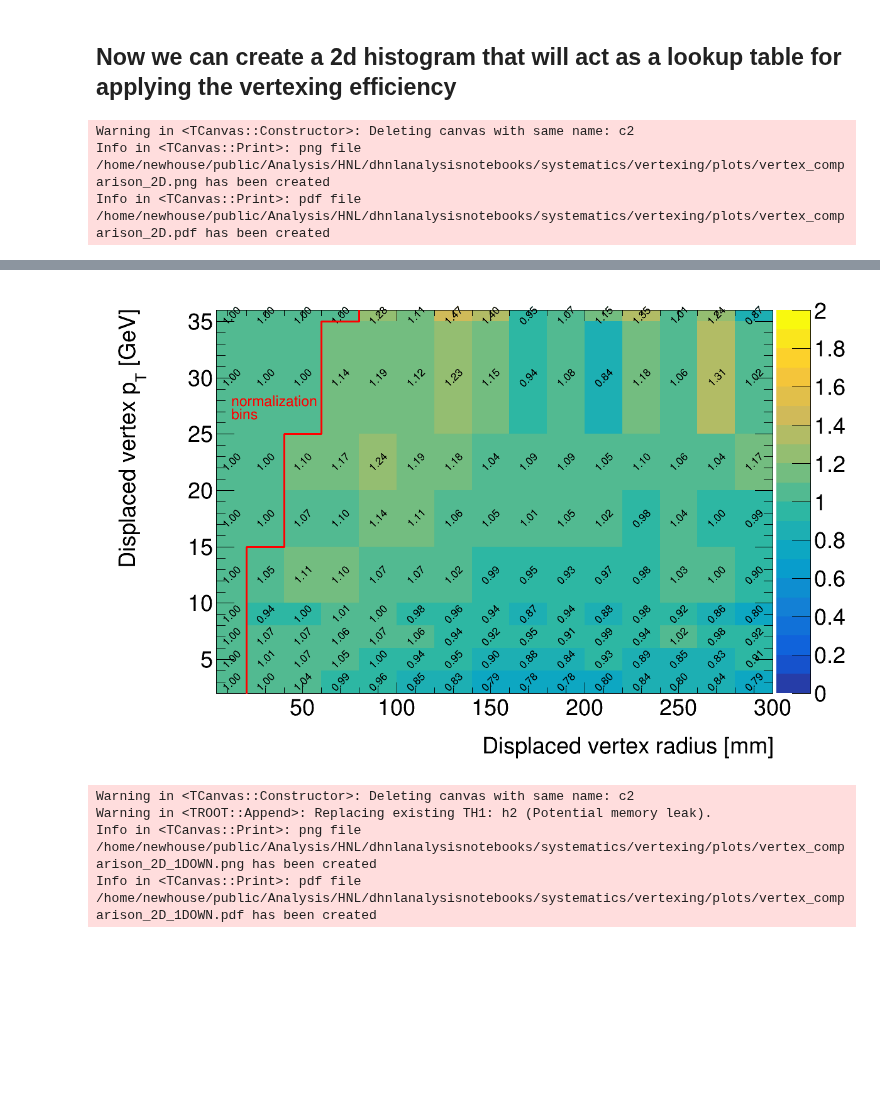
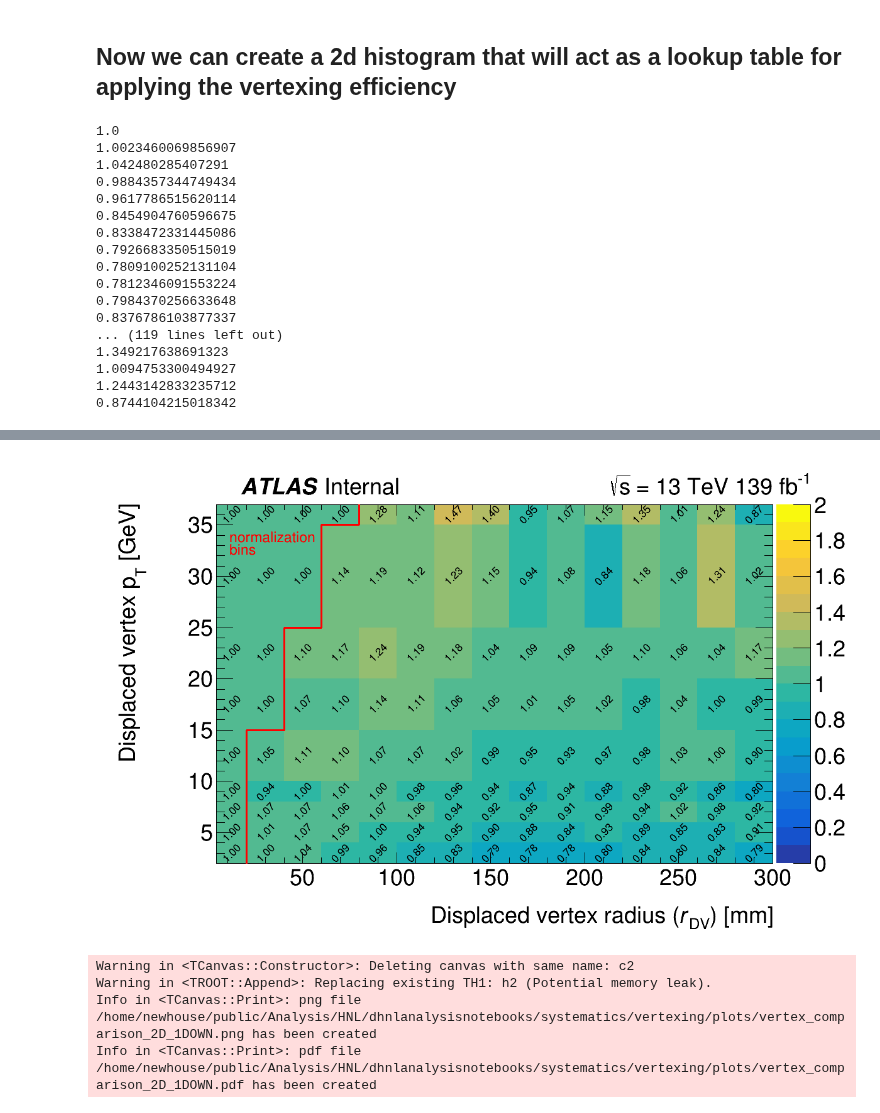
Before and after one commit to robinnewhouse/DHNLAnalysisNotebooks, a Jupyter notebook: systematics/vertexing/vertexing_efficiency_python.ipynb, the cells around one changed output, grey strips where cells are left out. Saved outputs shown, nothing was run; the diff lists cells and outputs as text; code cells hidden in the pictures; blank space fills up the shorter version.

```diff
--- a/systematics/vertexing/vertexing_efficiency_python.ipynb
+++ b/systematics/vertexing/vertexing_efficiency_python.ipynb
@@ -468,9 +468,12 @@ def make_root_hist(pt_bin, dvr_bin):
 
     # fill 2d plot
     dv_r_2d_bins = []
+    dv_r_2d_err = []
     for r_idx in range(1, h3.GetNbinsX()+1):
         dv_r_2d_bins.append(h3.GetBinContent(r_idx))
+        dv_r_2d_err.append(h3.GetBinError(r_idx))
     dv_r_pt_2d_bins.append(dv_r_2d_bins)
+    dv_r_pt_2d_err.append(dv_r_2d_err)
 
 # set up 2d plot
 # pt_bins = [2, 4, 6, 8, 10, 15, 20, 25, 30, 35, np.inf] # Good compromise.
@@ -499,6 +502,7 @@ output_dir = "/home/newhouse/public/Analysis/HNL/dhnlanalysisnotebooks/systemati
 
 # Set up 2d plot
 dv_r_pt_2d_bins = []
+dv_r_pt_2d_err = []
 
 
 for pt_bin, dvr_bin in pt_dvr_bins:
@@ -535,14 +540,15 @@ processing 15_20
 
 c2 = ROOT.TCanvas("c2", "2D plot", int(1200), int(800))
 c2.SetRightMargin(0.1)
+c2.SetTopMargin(0.1)
 h2d = ROOT.TH2D("h2","2D plot",
                len(dvr_bins)-1,   # nbinsx
                array('d', dvr_bins),  # xbins
                len(pt_bins)-1,   # nbinsy
-               array('d', pt_bins[0:-1]+[pt_bins[-2]+1])  # ybins
+               array('d', pt_bins[0:-1]+[pt_bins[-2]+2])  # ybins # last + is overflow bin
                )
-h2d.GetXaxis().SetTitle(f"Displaced vertex radius [mm]")
-h2d.GetYaxis().SetTitle(f"Displaced vertex p_{{T}} [GeV]")
+h2d.GetXaxis().SetTitle("Displaced vertex radius (#it{r}_{DV}) [mm]")
+h2d.GetYaxis().SetTitle("Displaced vertex p_{T} [GeV]")
 
 
 dv_r_pt_2d_bins_copy = []
@@ -557,6 +563,7 @@ for y, dv_pt_bin in enumerate(dv_r_pt_2d_bins_copy, start=1):
     for x, dv_r_bin in enumerate(dv_pt_bin, start=1):
 #         print(x, y, dv_r_bin)
         h2d.SetBinContent(x, y, dv_r_bin)
+        print(dv_r_bin)
 
 # Draw 2d plot
 h2d.SetMaximum(2)
@@ -567,7 +574,7 @@ ROOT.gStyle.SetPaintTextFormat("4.2f");
 lines=[]
 for pt_bin, dvr_bin in pt_dvr_bins[:-1]:
     lines.append(ROOT.TLine(dvr_bin[1], pt_bin[0], dvr_bin[1] ,pt_bin[1]))
-lines.append(ROOT.TLine(80, 35, 80 ,36)) # overvlow
+lines.append(ROOT.TLine(80, 35, 80 ,37)) # overvlow
 lines.append(ROOT.TLine(20, 15, 40 ,15)) # horizontals
 lines.append(ROOT.TLine(40, 25, 60 ,25))
 lines.append(ROOT.TLine(60, 35, 80 ,35))
@@ -577,14 +584,28 @@ for line in lines:
     line.Draw('same')
 
 texts= []
+FONT_SIZE = 0.05
+
+atlas_label(.193, .92, 'Internal')
+draw_note(.68, .92, "#sqrt{s} = 13 TeV 139 fb^{-1}")
+# lumi = ROOT.TLatex(.65, .92, "#sqrt{s} = 13 TeV 139 fb^{-1}")
+# lumi.Draw()
+
+
+
+
+# atlas_label(.18, .84, '')
+# atlas_label(.05, .05, 'Internal')
+
 for text in [
-    ROOT.TText(12, 27.5,'normalization'),
-    ROOT.TText(12, 26.3,'bins')
+    ROOT.TText(11.0, 33.3,'normalization'),
+    ROOT.TText(11.0, 32.1,'bins')
     ]:
     text.SetTextColor(ROOT.kRed)
     text.SetTextSize(0.033)
     text.Draw()
     texts.append(text)
+
 
 c2.Draw()
 c2.SaveAs(f'{output_dir}vertex_comparison_2D.png')
@@ -595,6 +616,20 @@ outfile = ROOT.TFile(f'{output_dir}/../2dhist.root', 'RECREATE')
 h2d.Write()
 outfile.Close()
 # %% [output]
-Warning in <TCanvas::Constructor>: Deleting canvas with same name: c2
-Info in <TCanvas::Print>: png file /home/newhouse/public/Analysis/HNL/dhnlanalysisnotebooks/systematics/vertexing/plots/vertex_comparison_2D.png has been created
-Info in <TCanvas::Print>: pdf file /home/newhouse/public/Analysis/HNL/dhnlanalysisnotebooks/systematics/vertexing/plots/vertex_comparison_2D.pdf has been created
+1.0
+1.0023460069856907
+1.042480285407291
+0.9884357344749434
+0.9617786515620114
+0.8454904760596675
+0.8338472331445086
+0.7926683350515019
+0.7809100252131104
+0.7812346091553224
+0.7984370256633648
+0.8376786103877337
+... (119 lines left out)
+1.349217638691323
+1.0094753300494927
+1.2443142833235712
+0.8744104215018342
@@ -601,4 +640,4 @@ Info in <TCanvas::Print>: pdf file /home/newhouse/public/Analysis/HNL/dhnlanalys
-[figure, old version]
+[figure, new version]
 # %%
 
 c2 = ROOT.TCanvas("c2", "2D plot", int(1200), int(800))
```
Also changed, not shown: parts of 3 cells of this notebook, 16 other files.
